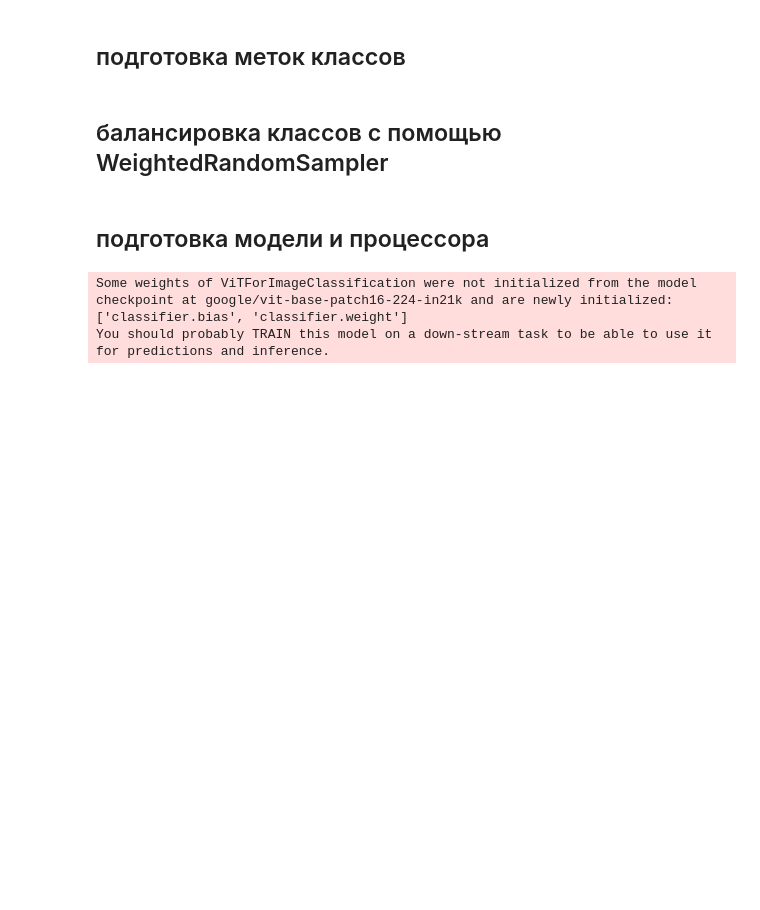
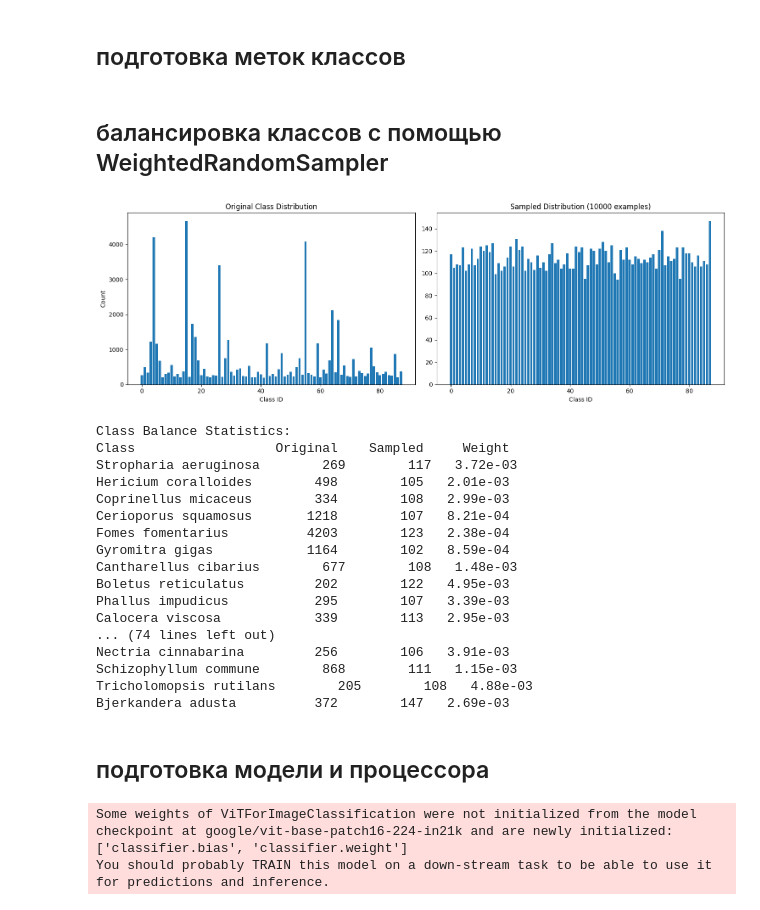
Before and after one commit to IlyaPronin461/mushroom-classification, a Jupyter notebook: VIT_model.ipynb, the cells around one changed output. Drawn from its saved outputs; the diff is of its cells as text; code cells hidden in the pictures; blank space fills up the shorter version.

```diff
--- a/baseline.ipynb
+++ b/VIT_model.ipynb
@@ -333,6 +255,54 @@ sampler = WeightedRandomSampler(
     num_samples=len(weights),
     replacement=True
 )
+# %%
+# проверка балансировки
+plt.figure(figsize=(15, 5))
+original_counts = np.bincount(labels)
+plt.subplot(1, 2, 1)
+plt.bar(range(len(original_counts)), original_counts)
+plt.title("Original Class Distribution")
+plt.xlabel("Class ID")
+plt.ylabel("Count")
+
+sampled_counts = np.zeros_like(original_counts)
+num_samples = 10000
+
+for _ in range(num_samples):
+    sampled_idx = next(iter(sampler))
+    sampled_label = labels[sampled_idx]
+    sampled_counts[sampled_label] += 1
+
+plt.subplot(1, 2, 2)
+plt.bar(range(len(sampled_counts)), sampled_counts)
+plt.title(f"Sampled Distribution ({num_samples} examples)")
+plt.xlabel("Class ID")
+plt.tight_layout()
+plt.show()
+
+print("\nClass Balance Statistics:")
+print(f"{'Class':<20} {'Original':>10} {'Sampled':>10} {'Weight':>10}")
+for i, (orig, samp) in enumerate(zip(original_counts, sampled_counts)):
+    print(f"{class_labels.names[i]:<20} {orig:>10} {samp:>10} {class_weights[i]:>10.2e}")
+# %% [output]
+[figure, added]
+Class Balance Statistics:
+Class                  Original    Sampled     Weight
+Stropharia aeruginosa        269        117   3.72e-03
+Hericium coralloides        498        105   2.01e-03
+Coprinellus micaceus        334        108   2.99e-03
+Cerioporus squamosus       1218        107   8.21e-04
+Fomes fomentarius          4203        123   2.38e-04
+Gyromitra gigas            1164        102   8.59e-04
+Cantharellus cibarius        677        108   1.48e-03
+Boletus reticulatus         202        122   4.95e-03
+Phallus impudicus           295        107   3.39e-03
+Calocera viscosa            339        113   2.95e-03
+... (74 lines left out)
+Nectria cinnabarina         256        106   3.91e-03
+Schizophyllum commune        868        111   1.15e-03
+Tricholomopsis rutilans        205        108   4.88e-03
+Bjerkandera adusta          372        147   2.69e-03
 # %% [markdown]
 ## подготовка модели и процессора
 # %%
```
Also changed, not shown: parts of 12 cells of this notebook, 2 other files.
